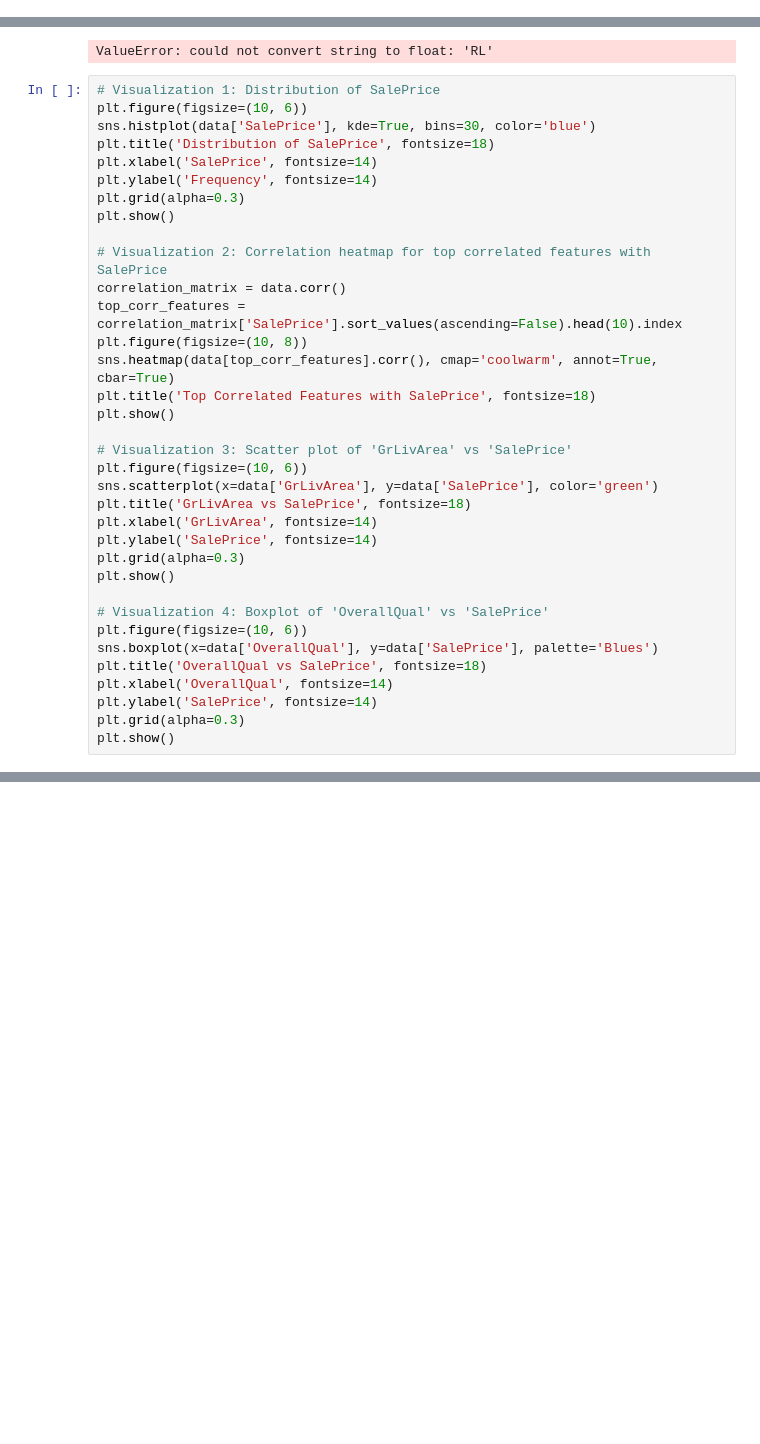
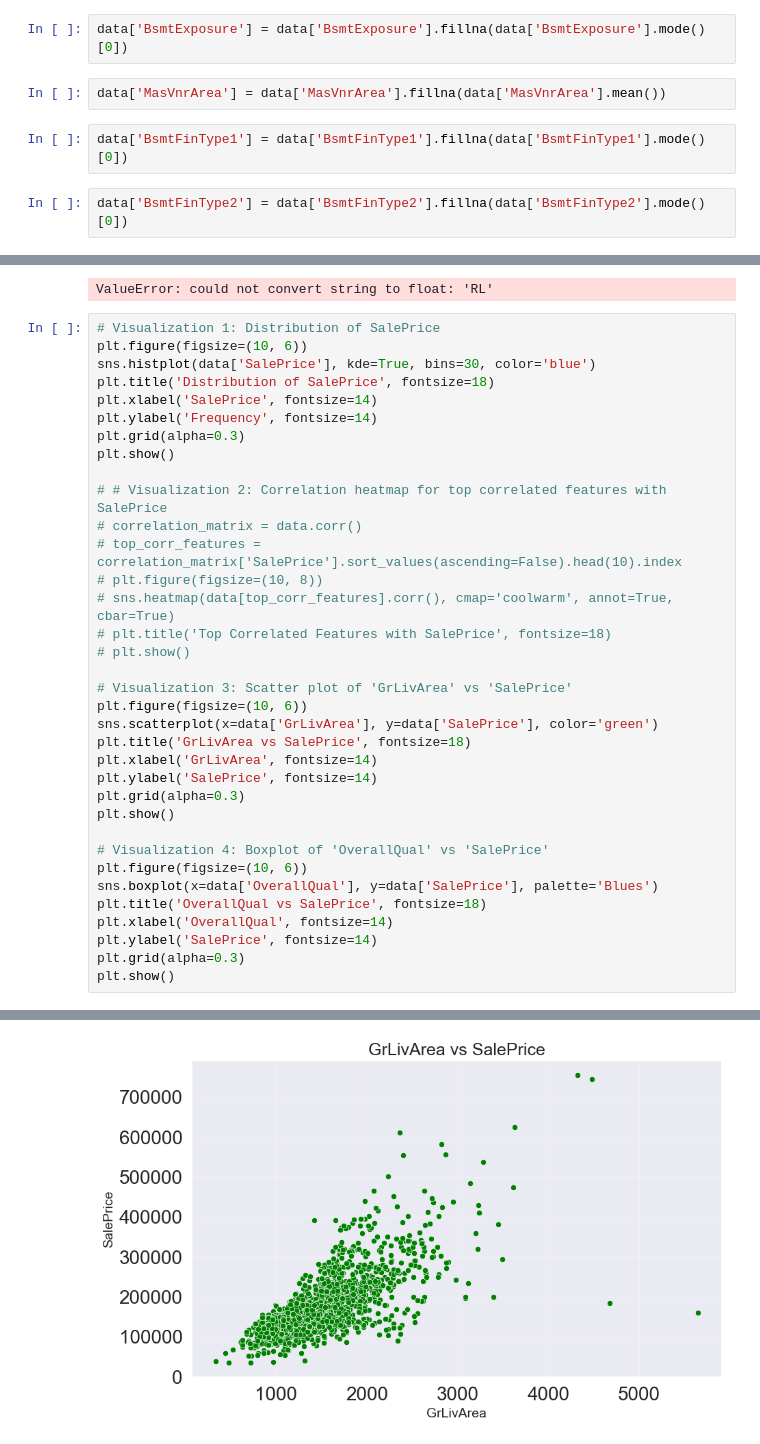
Before and after one commit to hederkosher/PythonProject4, a Jupyter notebook: Step1.ipynb, the cells around one changed output, grey strips where cells are left out. Saved outputs shown, nothing was run; the diff lists cells and outputs as text; blank space fills up the shorter version.

```diff
--- a/Step1.ipynb
+++ b/Step1.ipynb
@@ -153,3 +178,11 @@ data.drop(['Alley'], axis=1, inplace=True)
+# %%
+data['BsmtExposure'] = data['BsmtExposure'].fillna(data['BsmtExposure'].mode()[0])
+# %%
+data['MasVnrArea'] = data['MasVnrArea'].fillna(data['MasVnrArea'].mean())
+# %%
+data['BsmtFinType1'] = data['BsmtFinType1'].fillna(data['BsmtFinType1'].mode()[0])
+# %%
+data['BsmtFinType2'] = data['BsmtFinType2'].fillna(data['BsmtFinType2'].mode()[0])
 # %%
 correlation_matrix = data.corr()
 
@@ -170,13 +203,13 @@ plt.ylabel('Frequency', fontsize=14)
 plt.grid(alpha=0.3)
 plt.show()
 
-# Visualization 2: Correlation heatmap for top correlated features with SalePrice
-correlation_matrix = data.corr()
-top_corr_features = correlation_matrix['SalePrice'].sort_values(ascending=False).head(10).index
-plt.figure(figsize=(10, 8))
-sns.heatmap(data[top_corr_features].corr(), cmap='coolwarm', annot=True, cbar=True)
-plt.title('Top Correlated Features with SalePrice', fontsize=18)
-plt.show()
+# # Visualization 2: Correlation heatmap for top correlated features with SalePrice
+# correlation_matrix = data.corr()
+# top_corr_features = correlation_matrix['SalePrice'].sort_values(ascending=False).head(10).index
+# plt.figure(figsize=(10, 8))
+# sns.heatmap(data[top_corr_features].corr(), cmap='coolwarm', annot=True, cbar=True)
+# plt.title('Top Correlated Features with SalePrice', fontsize=18)
+# plt.show()
 
 # Visualization 3: Scatter plot of 'GrLivArea' vs 'SalePrice'
 plt.figure(figsize=(10, 6))
@@ -200,0 +233 @@ ValueError: could not convert string to float: 'RL'
+[figure, added]
```
Also changed, not shown: parts of 15 cells of this notebook.
